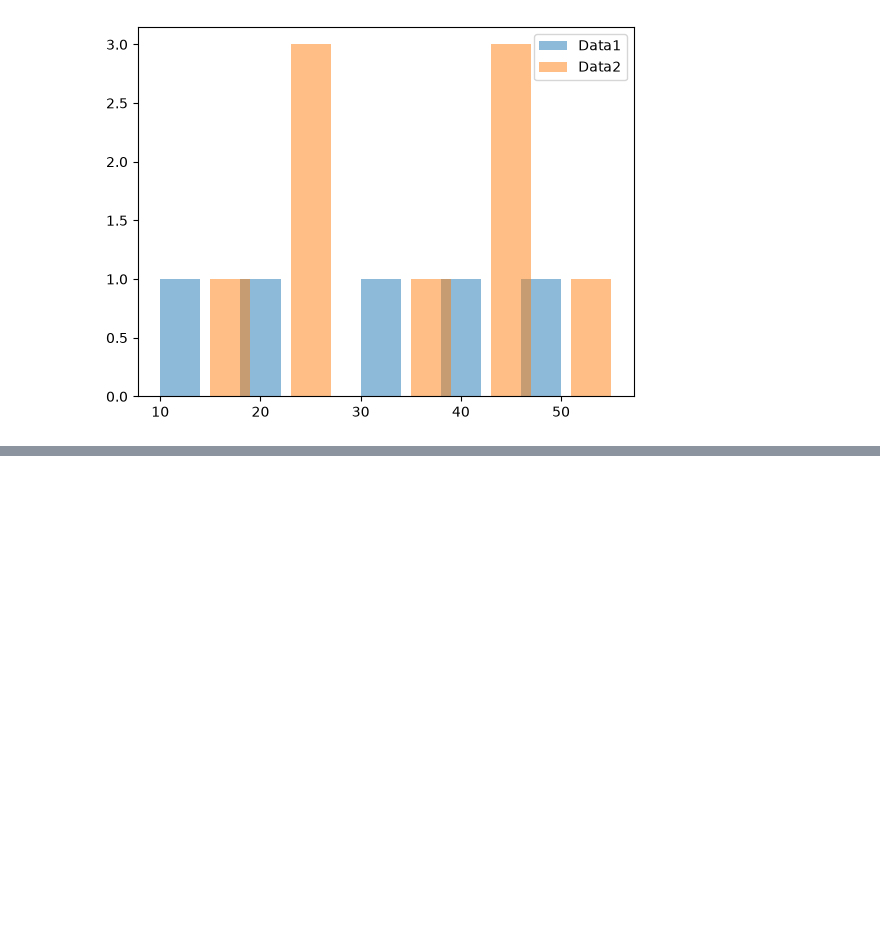
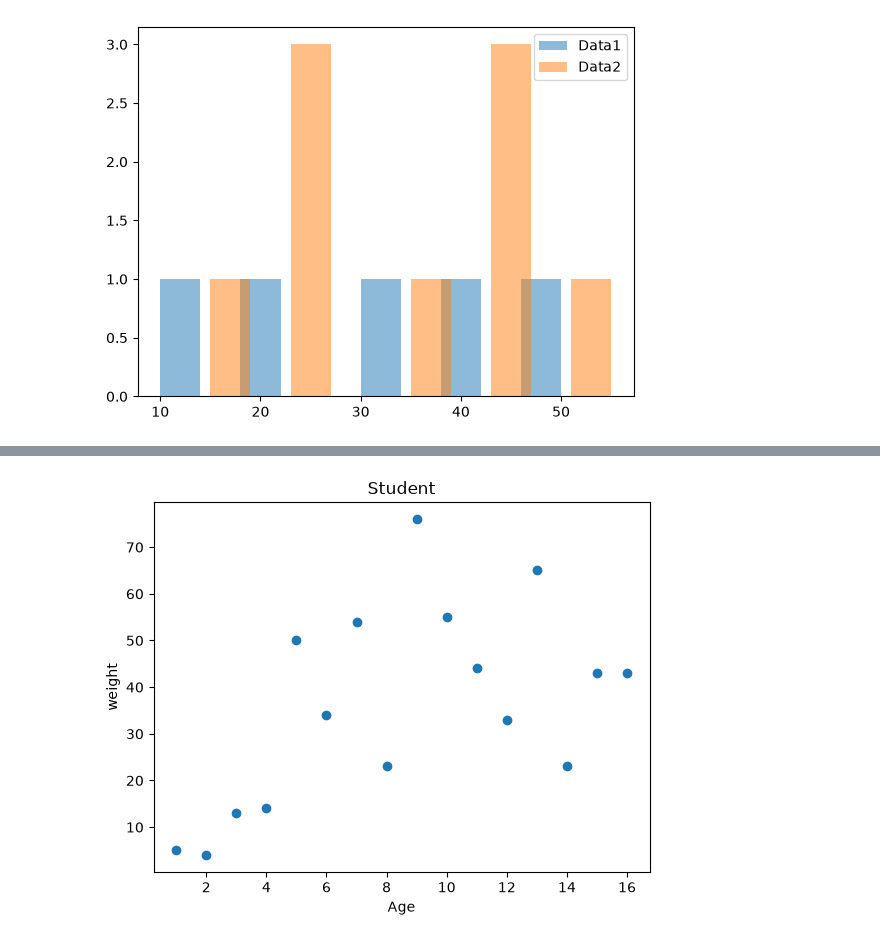
Before and after one commit to ankit-kr-maurya-82/Data-Science, a Jupyter notebook: day9.ipynb, the cells around one changed output, grey strips where cells are left out. Cells and saved outputs as stored; diff of their text form; code cells hidden in the pictures; blank space fills up the shorter version.

```diff
--- a/day9.ipynb
+++ b/day9.ipynb
@@ -230,0 +239,11 @@ jat.show()
+# %%
+# Scatter Plot
+x=[1,2,3,4,5,6,7,8,9,10,11,12,13,14,15,16]
+y=[5,4,13,14,50,34,54,23,76,55,44,33,65,23,43,43]
+jat.scatter(x,y)
+jat.xlabel("Age")
+jat.ylabel("weight")
+jat.title("Student")
+jat.show()
+# %% [output]
+[figure, added]
```
Also changed, not shown: parts of 3 cells of this notebook.
